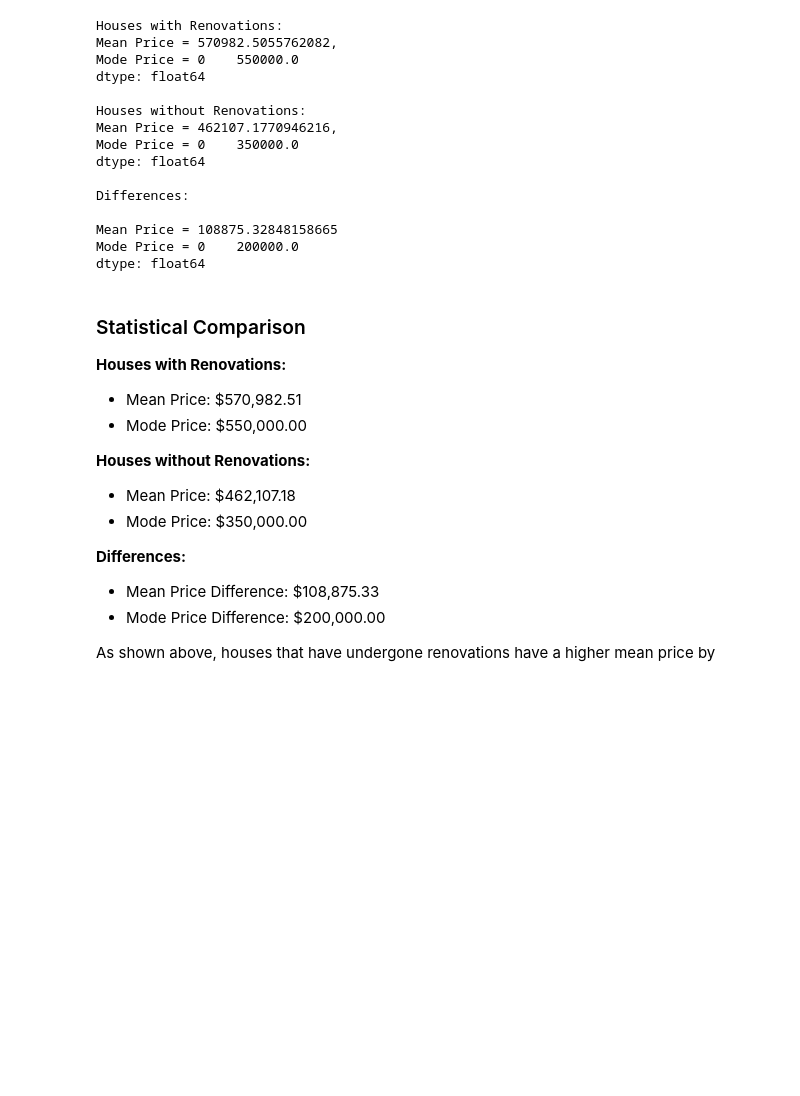
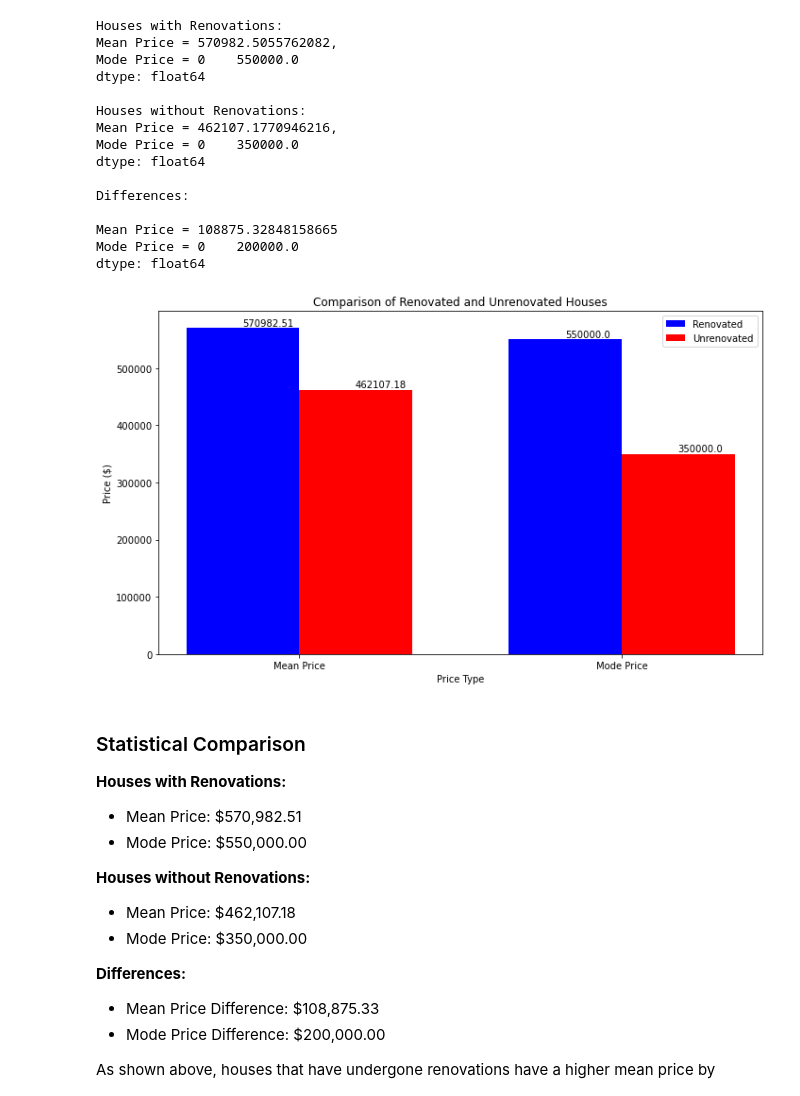
Before and after one commit to Leila-Nyambura/king-county-house-price-prediction-LRM, a Jupyter notebook: main.ipynb, the cells around one changed output. Cells and saved outputs as stored; diff of their text form; code cells hidden in the pictures; blank space fills up the shorter version.

```diff
--- a/main.ipynb
+++ b/main.ipynb
@@ -682,6 +682,51 @@ Differences:
 Mean Price = 108875.32848158665
 Mode Price = 0    200000.0
 dtype: float64
+# %%
+
+
+# Data for renovated and unrenovated houses
+data_renovated = {
+    'Statistic': ['Mean Price', 'Mode Price'],
+    'Price': [570982.51, 550000.0]
+}
+
+data_unrenovated = {
+    'Statistic': ['Mean Price', 'Mode Price'],
+    'Price': [462107.18, 350000.0]
+}
+
+# Create DataFrames
+df_renovated = pd.DataFrame(data_renovated)
+df_unrenovated = pd.DataFrame(data_unrenovated)
+
+# Plotting
+fig, ax = plt.subplots(figsize=(10, 6))
+
+# Bar plot for mean and mode prices
+bar_width = 0.35
+index = range(len(df_renovated))
+
+bars1 = plt.bar(index, df_renovated['Price'], bar_width, color='b', label='Renovated')
+bars2 = plt.bar([i + bar_width for i in index], df_unrenovated['Price'], bar_width, color='r', label='Unrenovated')
+
+# Adding labels
+plt.xlabel('Price Type')
+plt.ylabel('Price ($)')
+plt.title('Comparison of Renovated and Unrenovated Houses')
+plt.xticks([i + bar_width / 2 for i in index], df_renovated['Statistic'])
+plt.legend()
+
+# Adding the data labels on top of the bars
+for bar in bars1 + bars2:
+    yval = bar.get_height()
+    plt.text(bar.get_x() + bar.get_width() / 2.0, yval, round(yval, 2), va='bottom')
+
+plt.tight_layout()
+plt.savefig('image-4.png')
+plt.show()
+# %% [output]
+[figure, added]
 # %% [markdown]
 ### Statistical Comparison
 
```
